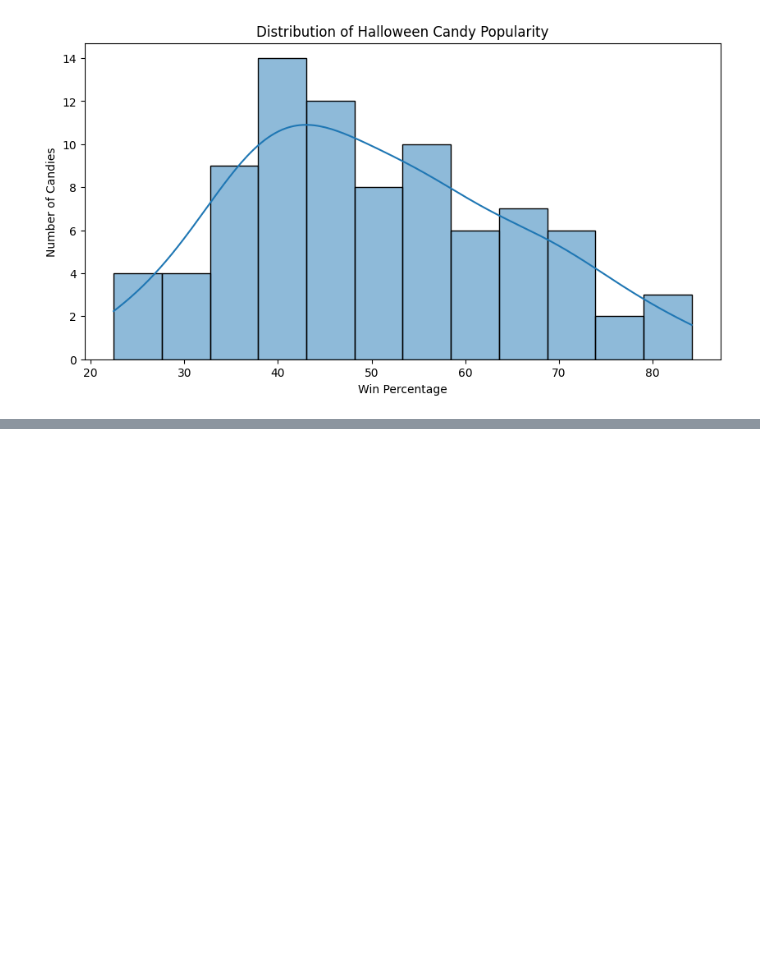
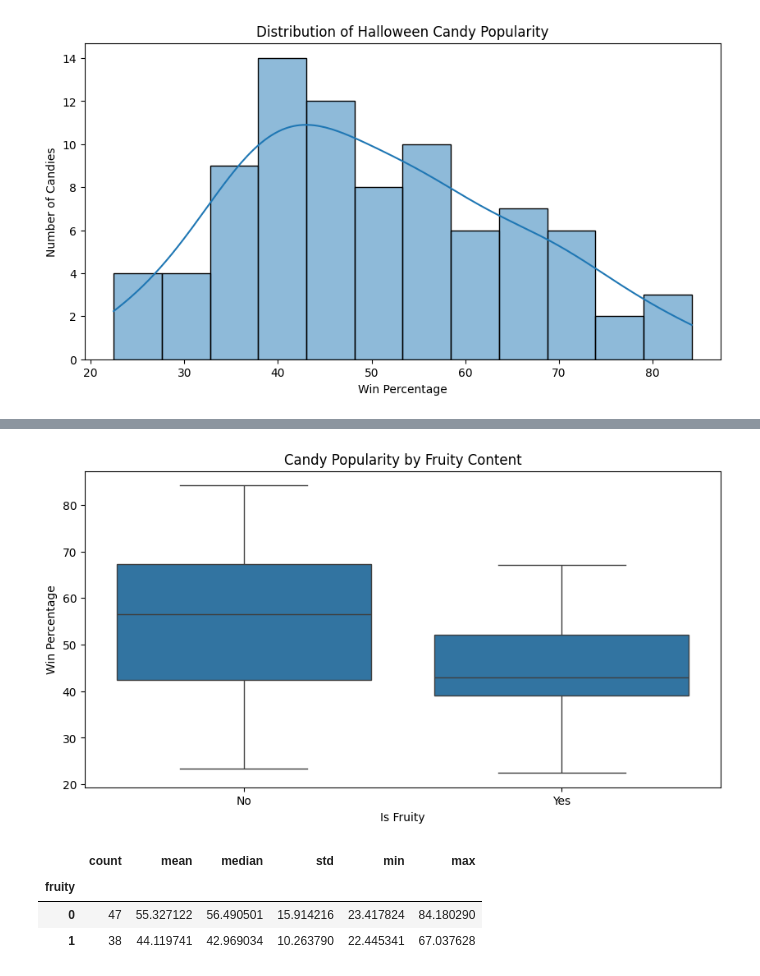
Before and after one commit to Leticia-Sousa-DS/trick-or-data, a Jupyter notebook: trick_or_data.ipynb, the cells around one changed output, grey strips where cells are left out. Saved outputs shown, nothing was run; the diff lists cells and outputs as text; code cells hidden in the pictures; blank space fills up the shorter version.

```diff
--- a/trick_or_data.ipynb
+++ b/trick_or_data.ipynb
@@ -111,0 +170,27 @@ plt.show()
+# %%
+plt.figure(figsize=(10, 5))
+
+sns.boxplot(
+    data=df,
+    x='fruity',
+    y='winpercent'
+)
+
+plt.title('Candy Popularity by Fruity Content')
+plt.xlabel('Is Fruity')
+plt.ylabel('Win Percentage')
+
+plt.xticks([0, 1], ['No', 'Yes'])
+
+plt.show()
+# %% [output]
+[figure, added]
+# %%
+df.groupby('fruity')['winpercent'].agg(
+    ['count', 'mean', 'median', 'std', 'min', 'max']
+)
+# %% [output]
+|  | count | mean | median | std | min | max |
+| fruity |  |  |  |  |  |  |
+| 0 | 47 | 55.327122 | 56.490501 | 15.914216 | 23.417824 | 84.180290 |
+| 1 | 38 | 44.119741 | 42.969034 | 10.263790 | 22.445341 | 67.037628 |
```
Also changed, not shown: parts of 20 cells of this notebook.
